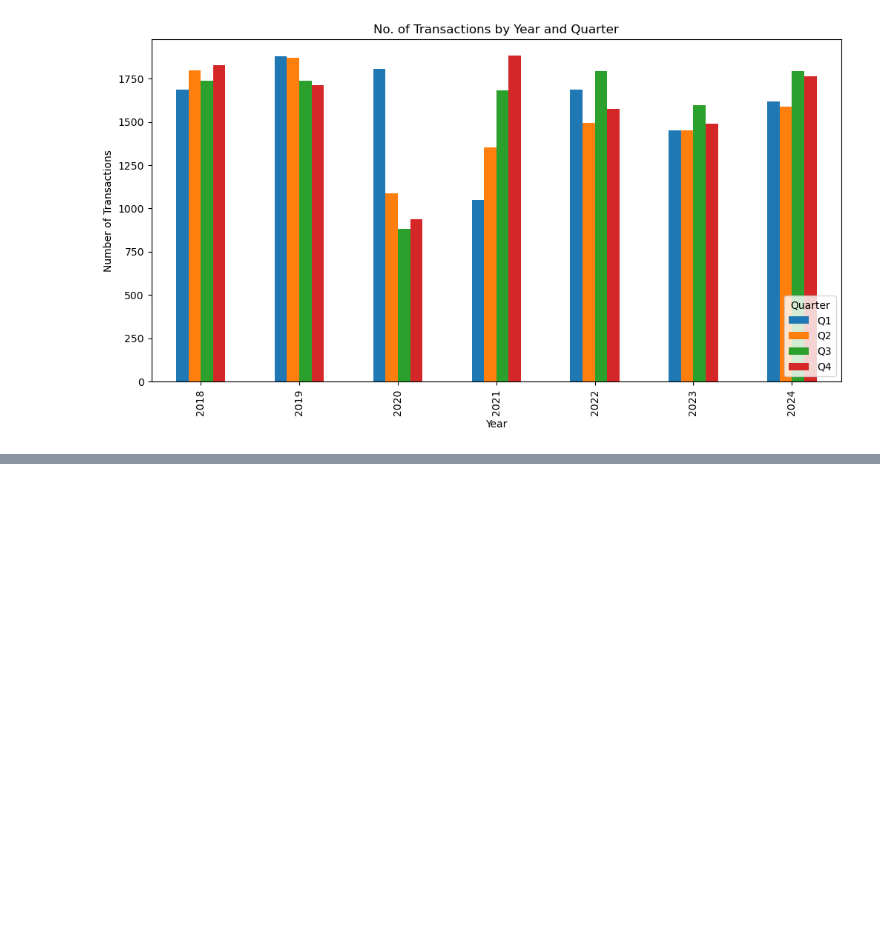
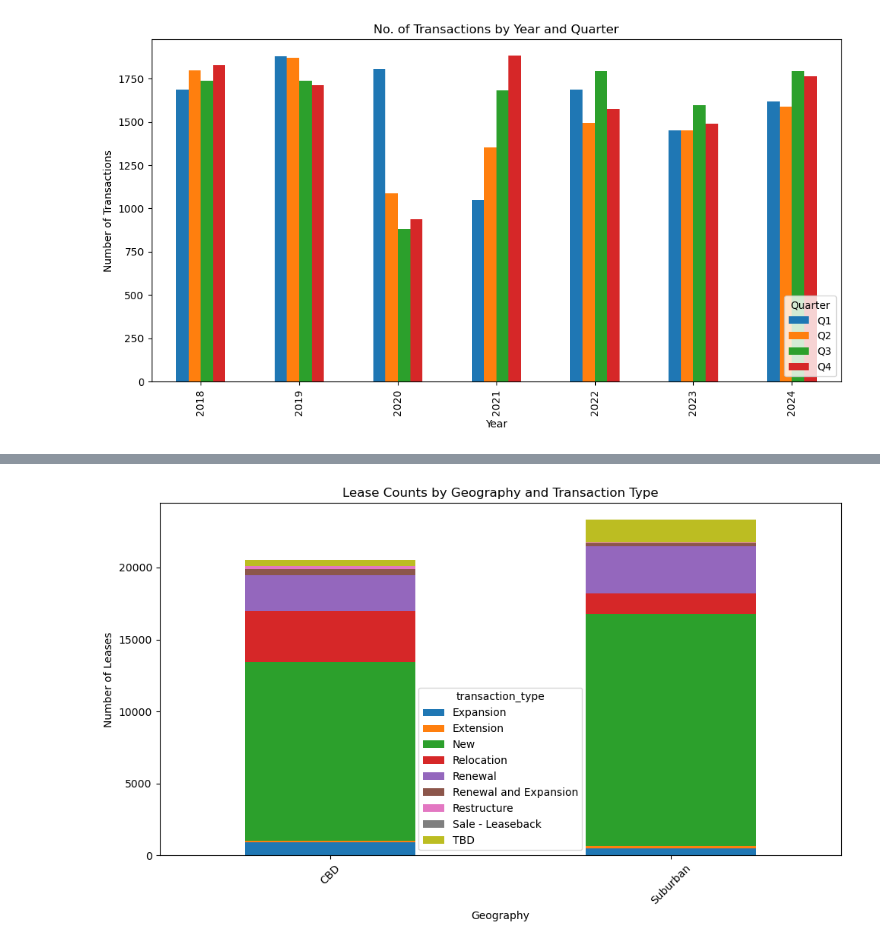
Before and after one commit to Gimmick12-DYY/Duke-Datafest2025, a Jupyter notebook: MainLab.ipynb, the cells around one changed output, grey strips where cells are left out. Drawn from its saved outputs; the diff is of its cells as text; code cells hidden in the pictures; blank space fills up the shorter version.

```diff
--- a/MainLab.ipynb
+++ b/MainLab.ipynb
@@ -241,0 +263,12 @@ plt.show()
+# %%
+geo_txn = main_without_majorMarketInfo2018_drop.groupby(['CBD_suburban', 'transaction_type']).size().unstack(fill_value=0)
+
+geo_txn.plot(kind='bar', stacked=True, figsize=(10, 6))
+plt.title("Lease Counts by Geography and Transaction Type")
+plt.xlabel("Geography")
+plt.ylabel("Number of Leases")
+plt.xticks(rotation=45)
+plt.tight_layout()
+plt.show()
+# %% [output]
+[figure, added]
```
Also changed, not shown: parts of 7 cells of this notebook.
